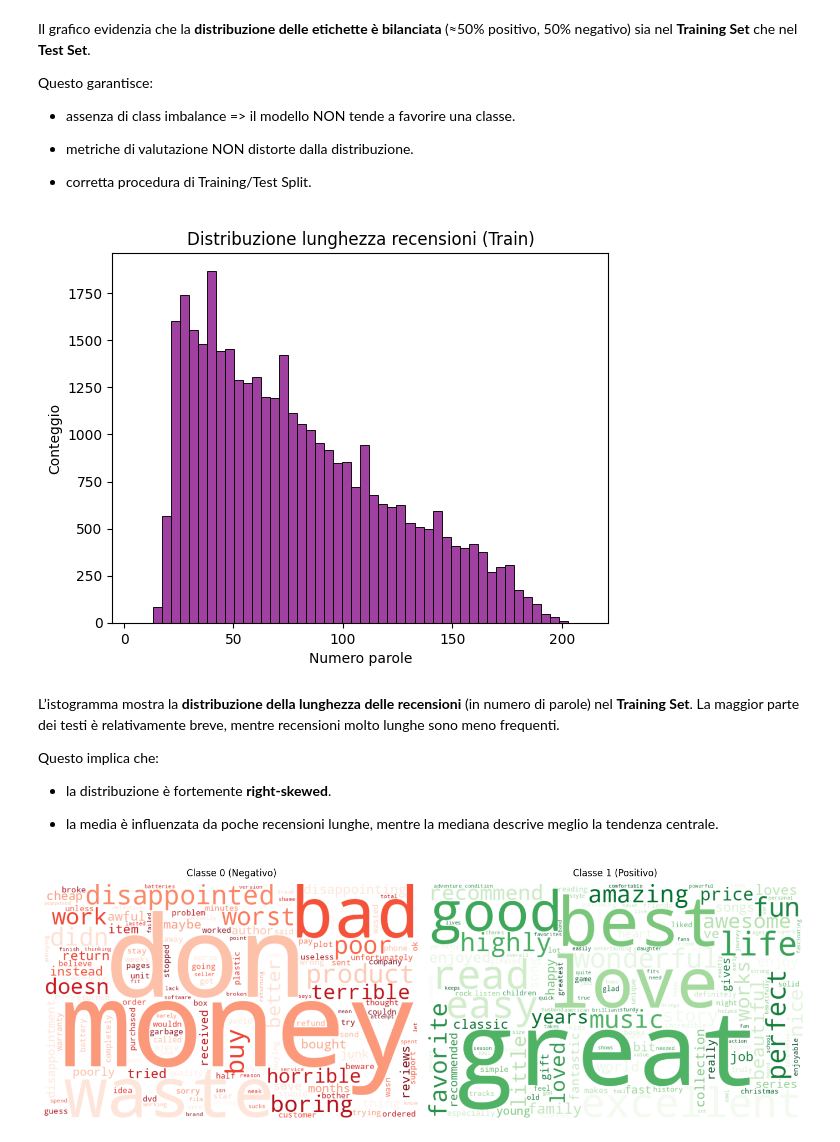
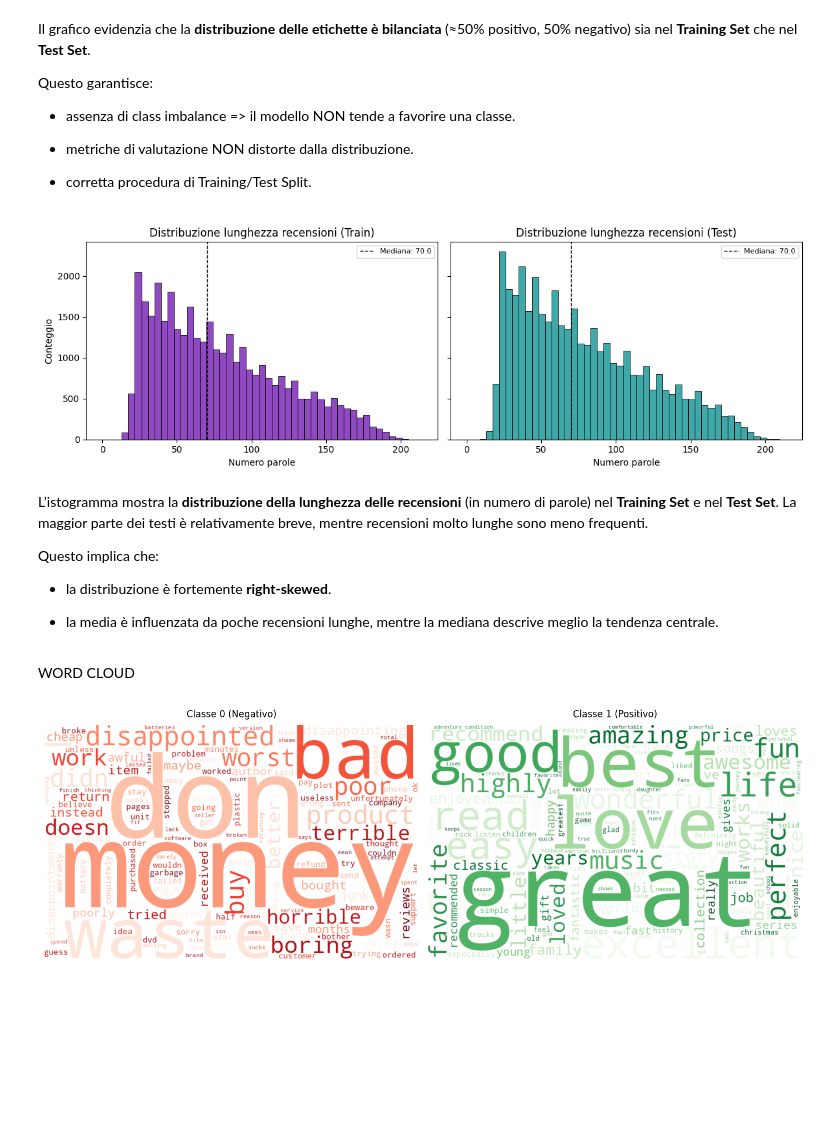
Before and after one commit to micheleguidaa/sentiment-analysis-amazon-reviews, a Jupyter notebook: notebooks/sa_amazon_reviews_2class Alesandro.ipynb, the cells around one changed output. Drawn from its saved outputs; the diff is of its cells as text; code cells hidden in the pictures; blank space fills up the shorter version.

```diff
--- a/notebooks/sa_amazon_reviews_2class Alesandro.ipynb
+++ b/notebooks/sa_amazon_reviews_2class Alesandro.ipynb
@@ -80,21 +83,39 @@ Questo garantisce:
 
 * corretta procedura di Training/Test Split.
 # %%
+# Lunghezze (token semplicemente come numero di parole separate da spazi)
 train["text_len"] = train["text"].str.split().apply(len)
+test["text_len"]  = test["text"].str.split().apply(len)
 
-sns.histplot(train["text_len"], bins=50, kde=False, color="purple")
-plt.title("Distribuzione lunghezza recensioni (Train)")
-plt.xlabel("Numero parole")
-plt.ylabel("Conteggio")
-plt.show()
+max_len = max(train["text_len"].max(), test["text_len"].max())
+# Creo bin comuni per confronto coerente
+bins = np.linspace(0, max_len, 50)
+
+fig, axes = plt.subplots(1,2, figsize=(12,4), sharey=True)
+
+sns.histplot(train["text_len"], bins=bins, kde=False, color="#6a0dad", ax=axes[0])
+axes[0].set_title("Distribuzione lunghezza recensioni (Train)")
+axes[0].set_xlabel("Numero parole"); axes[0].set_ylabel("Conteggio")
+axes[0].axvline(train["text_len"].median(), color="black", ls="--", lw=1, label=f"Mediana: {train['text_len'].median()}")
+axes[0].legend(fontsize=8)
+
+sns.histplot(test["text_len"], bins=bins, kde=False, color="#008b8b", ax=axes[1])
+axes[1].set_title("Distribuzione lunghezza recensioni (Test)")
+axes[1].set_xlabel("Numero parole"); axes[1].set_ylabel("")
+axes[1].axvline(test["text_len"].median(), color="black", ls="--", lw=1, label=f"Mediana: {test['text_len'].median()}")
+axes[1].legend(fontsize=8)
+
+plt.tight_layout(); plt.show()
 # %% [output]
-[figure, old version]
+[figure, new version]
 # %% [markdown]
-L’istogramma mostra la **distribuzione della lunghezza delle recensioni** (in numero di parole) nel **Training Set**. La maggior parte dei testi è relativamente breve, mentre recensioni molto lunghe sono meno frequenti.
+L’istogramma mostra la **distribuzione della lunghezza delle recensioni** (in numero di parole) nel **Training Set** e nel **Test Set**. La maggior parte dei testi è relativamente breve, mentre recensioni molto lunghe sono meno frequenti.
 
 Questo implica che:
 
 * la distribuzione è fortemente **right-skewed**.
 
 * la media è influenzata da poche recensioni lunghe, mentre la mediana descrive meglio la tendenza centrale.
+# %% [markdown]
+WORD CLOUD
 # %%
```
Also changed, not shown: parts of 15 cells of this notebook.
